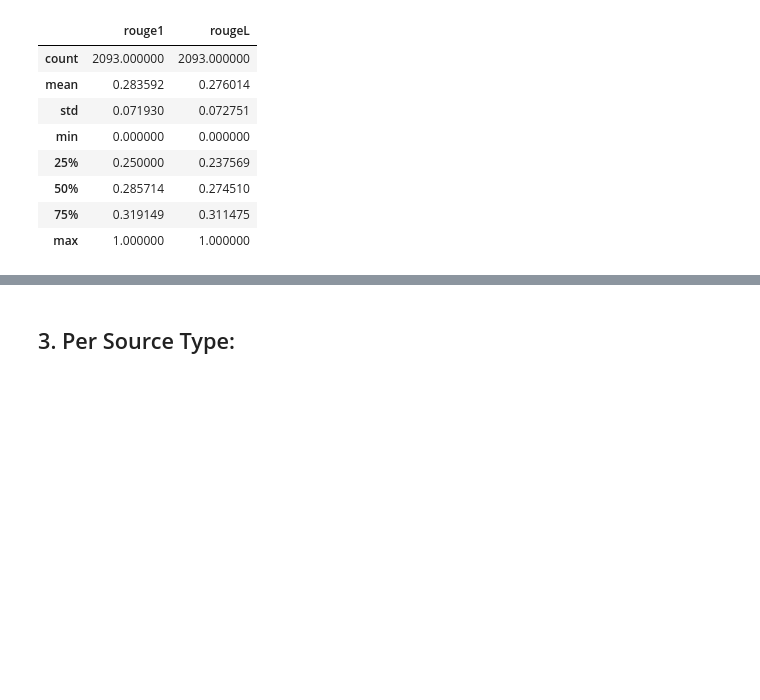
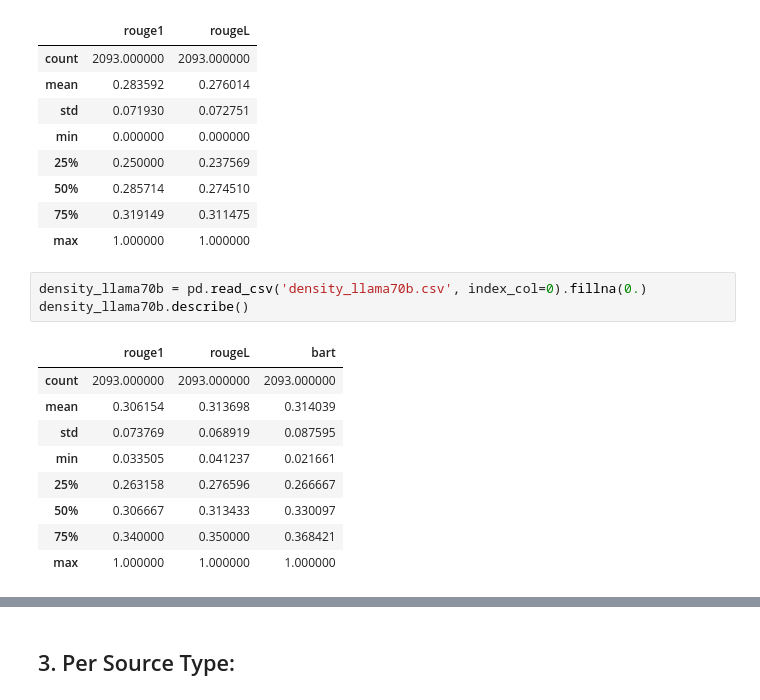
Before and after one commit to EFRA-DH/sgs, a Jupyter notebook: scoring.ipynb, the cells around one changed output, grey strips where cells are left out. Cells and saved outputs as stored; diff of their text form; blank space fills up the shorter version.

```diff
--- a/scoring.ipynb
+++ b/scoring.ipynb
@@ -463,6 +471,19 @@ density_manual.describe()
 | 50% | 0.285714 | 0.274510 |
 | 75% | 0.319149 | 0.311475 |
 | max | 1.000000 | 1.000000 |
+# %%
+density_llama70b = pd.read_csv('density_llama70b.csv', index_col=0).fillna(0.)
+density_llama70b.describe()
+# %% [output]
+|  | rouge1 | rougeL | bart |
+| count | 2093.000000 | 2093.000000 | 2093.000000 |
+| mean | 0.306154 | 0.313698 | 0.314039 |
+| std | 0.073769 | 0.068919 | 0.087595 |
+| min | 0.033505 | 0.041237 | 0.021661 |
+| 25% | 0.263158 | 0.276596 | 0.266667 |
+| 50% | 0.306667 | 0.313433 | 0.330097 |
+| 75% | 0.340000 | 0.350000 | 0.368421 |
+| max | 1.000000 | 1.000000 | 1.000000 |
 # %%
 # create figure:
 fig, axs = plt.subplots(1, 2, figsize=(10, 3))
```
Also changed, not shown: parts of 13 cells of this notebook.
